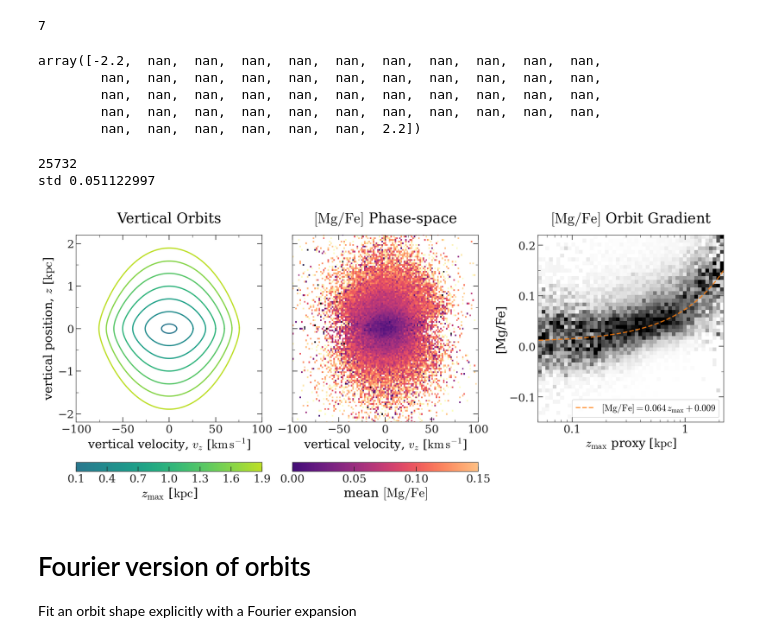
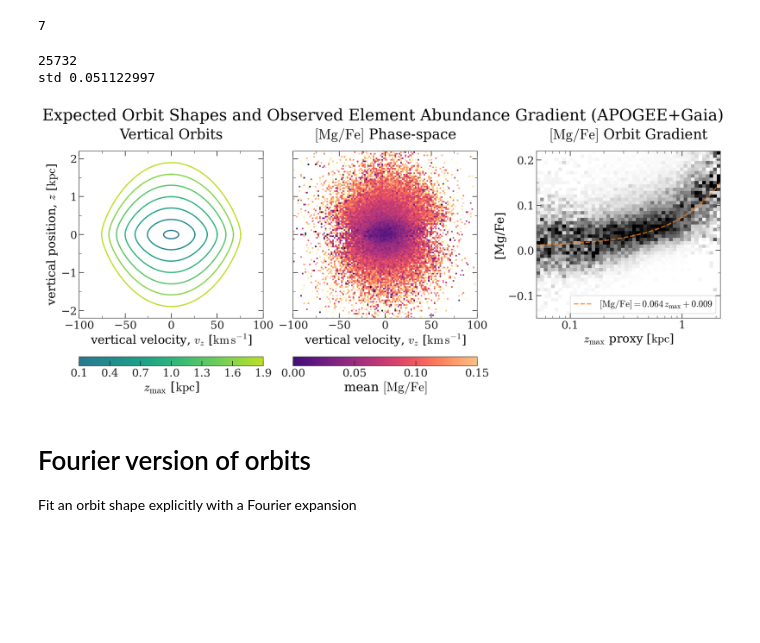
Before and after one commit to adrn/empirical-af, a Jupyter notebook: scripts/Figure-observed-vertical-gradients.ipynb, the cells around one changed output. Drawn from its saved outputs; the diff is of its cells as text; code cells hidden in the pictures; blank space fills up the shorter version.

Commit message:
add suptitle

```diff
--- a/scripts/Figure-observed-vertical-gradients.ipynb
+++ b/scripts/Figure-observed-vertical-gradients.ipynb
@@ -210,14 +203,9 @@ norm_zmax = mpl.colors.Normalize(
 len(zmax_grid)
 # %% [output]
 7
-# %%
-xe
-# %% [output]
-array([-2.2,  nan,  nan,  nan,  nan,  nan,  nan,  nan,  nan,  nan,  nan,
-        nan,  nan,  nan,  nan,  nan,  nan,  nan,  nan,  nan,  nan,  nan,
-        nan,  nan,  nan,  nan,  nan,  nan,  nan,  nan,  nan,  nan,  nan,
-        nan,  nan,  nan,  nan,  nan,  nan,  nan,  nan,  nan,  nan,  nan,
-        nan,  nan,  nan,  nan,  nan,  nan,  2.2])
+# %%
+mgfe_cbar_xlim = (0, 0.15)
+mgfe_cbar_vlim = (-0.05, 0.18)
 # %%
 zmax_mask = Lz_mask & (np.abs(galcen_ap.v_z) < 10 * u.km / u.s)
 print(zmax_mask.sum())
@@ -316,37 +304,38 @@ ax.plot(
     label=r"$[{\rm Mg}/{\rm Fe}] = "
     + f"{slope:0.3f}\,"
     + r"z_{\rm max}"
     + f" + {offset:0.3f}$",
 )
 
 ax.legend(loc="lower right", fontsize=15)
 ax.set_xlim(0.05, zlim[1])
 ax.set_xscale("log")
 ax.set_ylim(mgfe_lim)
 
 ax.set_xticks([1e-1, 1e0])
 ax.set_xticklabels(["0.1", "1"])
 
 ax.set_xlabel(r"$z_{\rm max}$ proxy " + f"[{u.kpc:latex_inline}]", **label_kw)
 ax.set_ylabel(r"[Mg/Fe]", **label_kw)
 ax.set_yticks(np.arange(-0.1, 0.2 + 1e-3, 0.1))
 ax.set_yticks(np.arange(-0.1, 0.2 + 1e-3, 0.05), minor=True)
 
 ax.set_title(r"$[{\rm Mg}/{\rm Fe}]$ Orbit Gradient", **title_kw)
 
-# fig.suptitle(
-#     "Observed Element Abundance Gradient and Orbit Shapes", fontsize=26
-# )
+fig.suptitle(
+    "Expected Orbit Shapes and Observed Element Abundance Gradient (APOGEE+Gaia)",
+    fontsize=26,
+)
 
 for ax in axes:
     ax.xaxis.set_ticks_position("both")
     ax.yaxis.set_ticks_position("both")
 
 fig.savefig(figure_path / "mgfe-zvz.pdf", dpi=300)
 # %% [output]
 25732
 std 0.051122997
-[figure, old version]
+[figure, new version]
 # %% [markdown]
 # Fourier version of orbits
 
```
Also changed, not shown: parts of 2 cells of this notebook, 1 other file.
